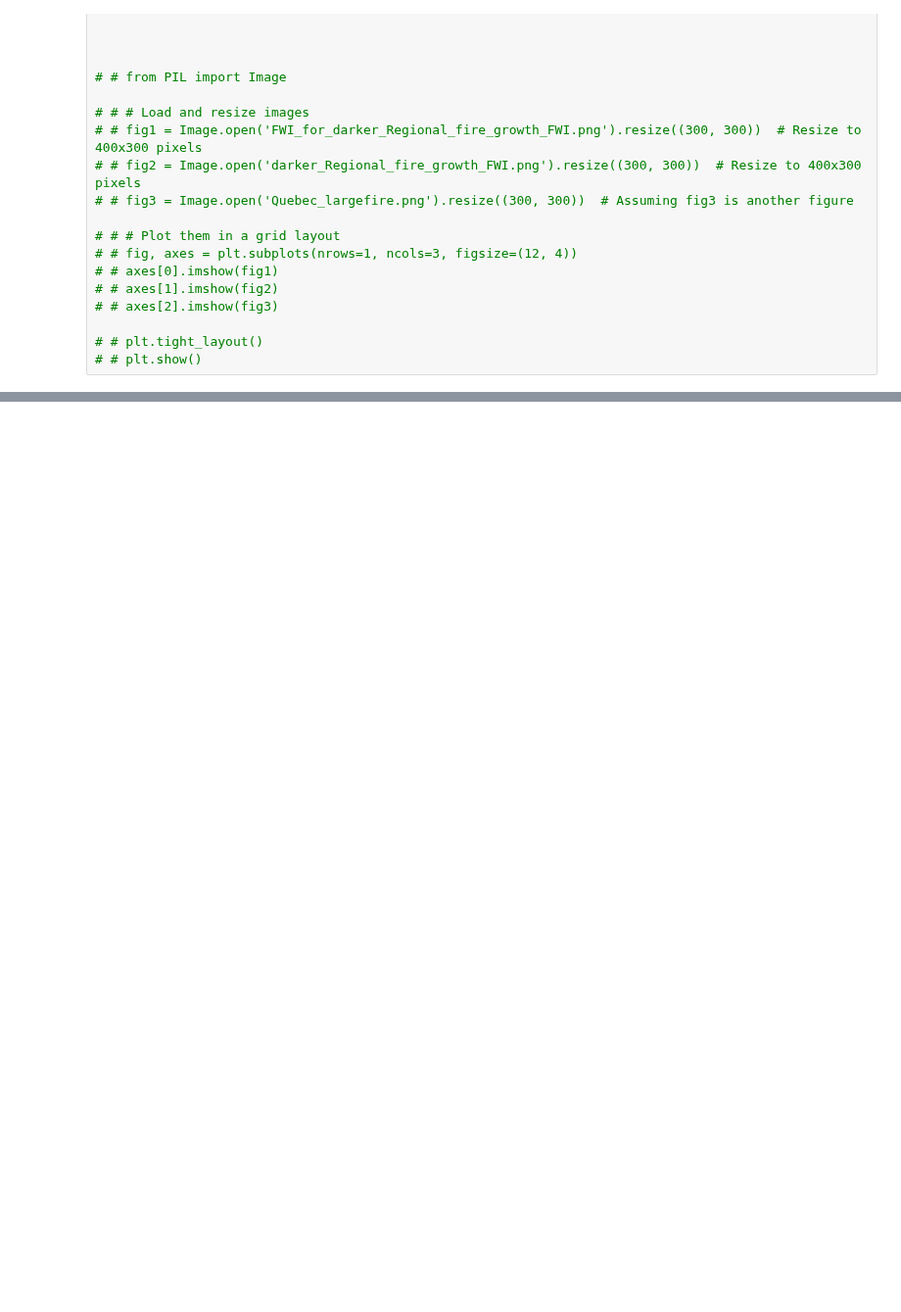
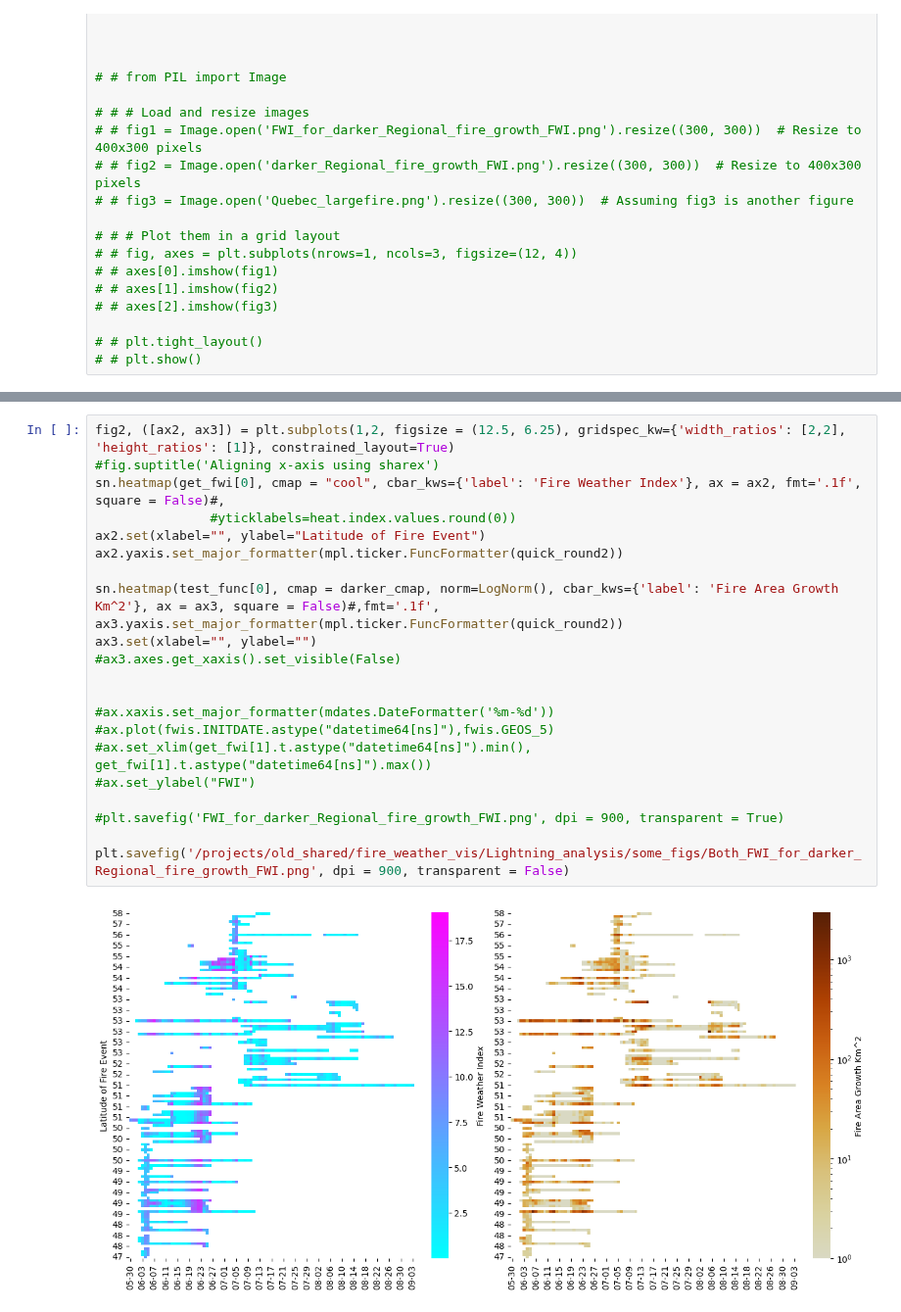
Before and after one commit to mccabete/fwiVis, a Jupyter notebook: Lightning_analysis/heatmap_timeseries.ipynb, the cells around one changed output, grey strips where cells are left out. Shown at 98% size. Cells and saved outputs as stored; diff of their text form; blank space fills up the shorter version.

```diff
--- a/Lightning_analysis/heatmap_timeseries.ipynb
+++ b/Lightning_analysis/heatmap_timeseries.ipynb
@@ -646,0 +736,24 @@ heat.index[120]
+# %%
+fig2, ([ax2, ax3]) = plt.subplots(1,2, figsize = (12.5, 6.25), gridspec_kw={'width_ratios': [2,2], 'height_ratios': [1]}, constrained_layout=True)
+#fig.suptitle('Aligning x-axis using sharex')
+sn.heatmap(get_fwi[0], cmap = "cool", cbar_kws={'label': 'Fire Weather Index'}, ax = ax2, fmt='.1f', square = False)#,
+               #yticklabels=heat.index.values.round(0))
+ax2.set(xlabel="", ylabel="Latitude of Fire Event")
+ax2.yaxis.set_major_formatter(mpl.ticker.FuncFormatter(quick_round2))
+
+sn.heatmap(test_func[0], cmap = darker_cmap, norm=LogNorm(), cbar_kws={'label': 'Fire Area Growth Km^2'}, ax = ax3, square = False)#,fmt='.1f',
+ax3.yaxis.set_major_formatter(mpl.ticker.FuncFormatter(quick_round2))
+ax3.set(xlabel="", ylabel="")
+#ax3.axes.get_xaxis().set_visible(False)
+
+
+#ax.xaxis.set_major_formatter(mdates.DateFormatter('%m-%d'))
+#ax.plot(fwis.INITDATE.astype("datetime64[ns]"),fwis.GEOS_5)
+#ax.set_xlim(get_fwi[1].t.astype("datetime64[ns]").min(), get_fwi[1].t.astype("datetime64[ns]").max())
+#ax.set_ylabel("FWI")
+
+#plt.savefig('FWI_for_darker_Regional_fire_growth_FWI.png', dpi = 900, transparent = True)
+
+plt.savefig('/projects/old_shared/fire_weather_vis/Lightning_analysis/some_figs/Both_FWI_for_darker_Regional_fire_growth_FWI.png', dpi = 900, transparent = False)
+# %% [output]
+[figure, added]
```
Also changed, not shown: parts of 6 cells of this notebook.
